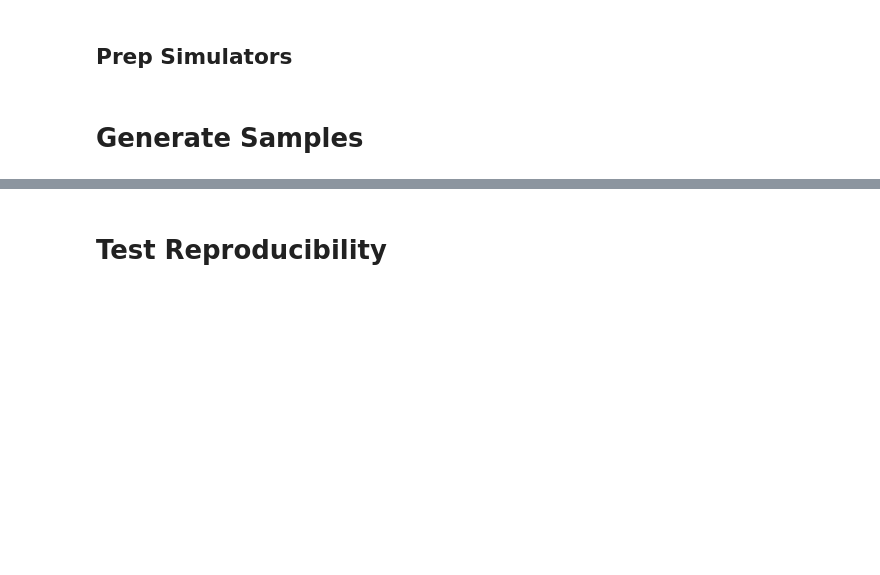
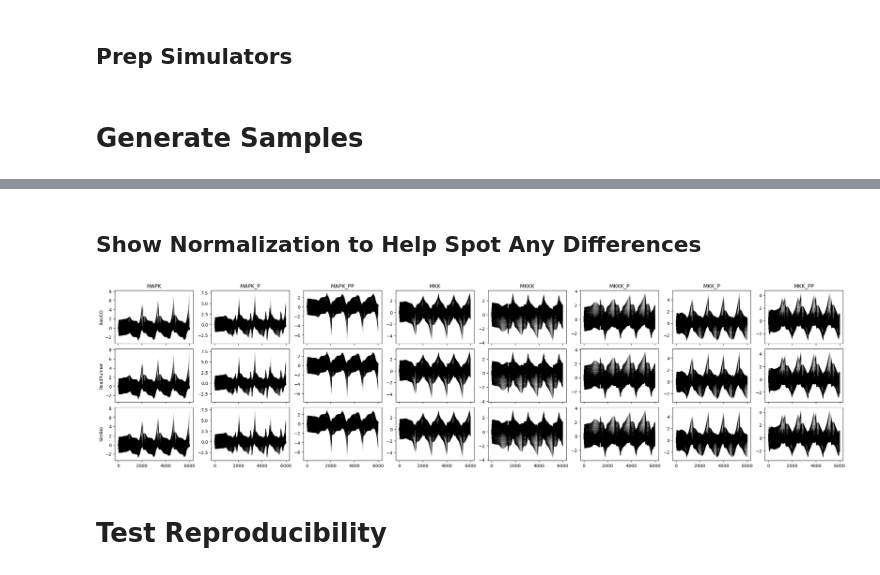
Before and after one commit to tjsego/libSSR, a Jupyter notebook: examples/python/notebooks/simulators.ipynb, the cells around one changed output, grey strips where cells are left out. Drawn from its saved outputs; the diff is of its cells as text; code cells hidden in the pictures; blank space fills up the shorter version.

```diff
--- a/examples/python/notebooks/simulators.ipynb
+++ b/examples/python/notebooks/simulators.ipynb
@@ -56,3 +107,7 @@ with open('model_normal.xml', 'r') as f:
+# %%
+sims = []
+sim_labels = []
+sim_expl_sample = []
 # %%
 sim_cp = CopasiSSR()
 sim_cp.load_model(model_normal_fun)
@@ -76,3 +153,32 @@ results = [sim.produce_results(model_names, results_times, sample_size) for sim
+# %% [markdown]
+## Show Normalization to Help Spot Any Differences
+# %%
+fig, axs = plt.subplots(len(results), len(model_names), layout='compressed',
+                        figsize=(3 * len(model_names), 2 * len(results)), sharex=True, sharey='col')
+
+results_norm = []
+for r in results:
+    rd = {}
+    for k, v in r.items():
+        v_std = np.std(v, axis=0)
+        mask = v_std != 0
+        vm = v[:, mask]
+        rdv = np.array(v)
+        rdv[:, mask] = (vm - np.mean(vm, axis=0)[None, :]) / v_std[mask][None, :]
+        rdv[:, ~mask] = 0
+        rd[k] = rdv
+    results_norm.append(rd)
+
+for i in range(sample_size):
+    for j, n in enumerate(model_names):
+        for k, r in enumerate(results_norm):
+            axs[k][j].plot(results_times, r[n][i, :], alpha=0.002, color='black')
+for i in range(len(sim_labels)):
+    axs[i][0].set_ylabel(sim_labels[i])
+for i in range(len(model_names)):
+    axs[0][i].set_title(model_names[i])
+# %% [output]
+[figure, added]
 # %% [markdown]
 # Test Reproducibility
 # %%
```
Also changed, not shown: parts of 19 cells of this notebook.
